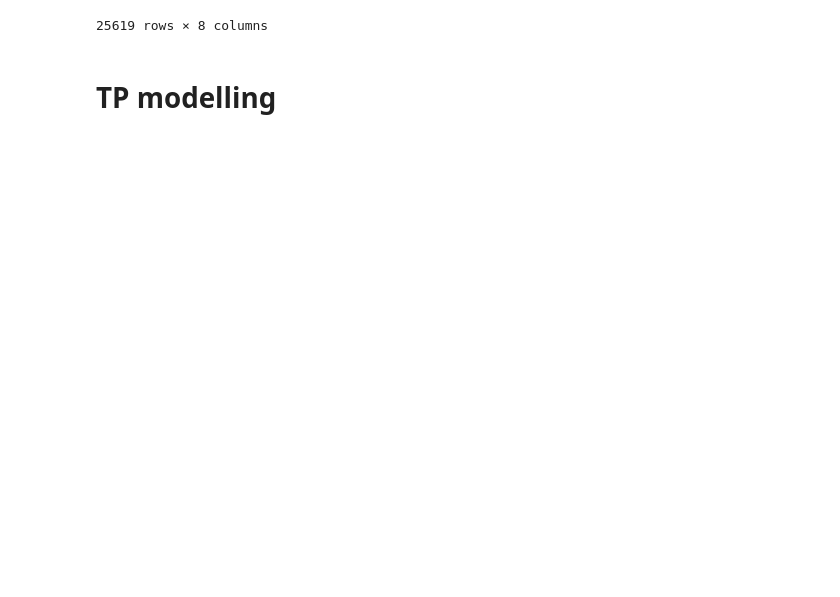
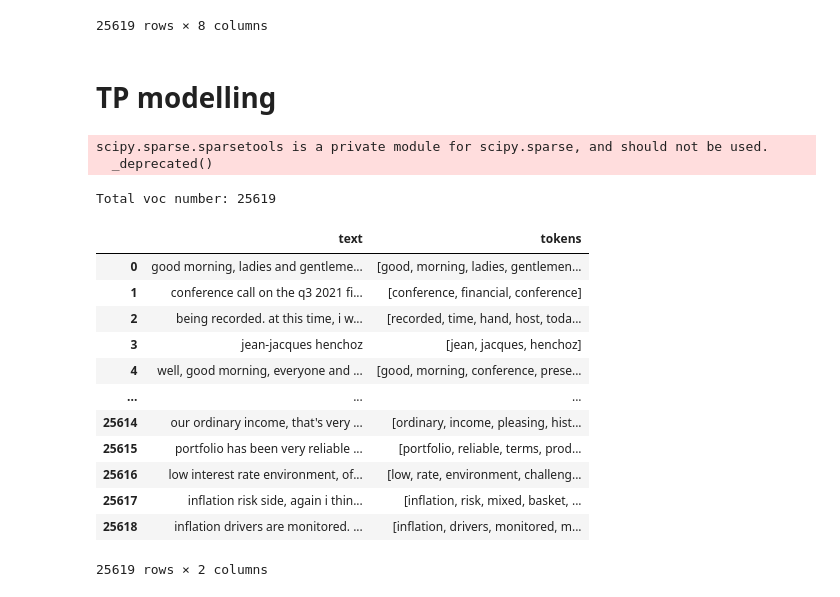
Before and after one commit to BoE-ARP-Bayes-MSc-BA/BoE_ARP_test01, a Jupyter notebook: BoE_Present_Model/model.ipynb, the cells around one changed output. Drawn from its saved outputs; the diff is of its cells as text; code cells hidden in the pictures; blank space fills up the shorter version.

```diff
--- a/BoE_Present_Model/model.ipynb
+++ b/BoE_Present_Model/model.ipynb
@@ -509,0 +515,30 @@ model_df
+# %%
+# import the package
+import pandas as pd
+import numpy as np
+import matplotlib.pyplot as plt
+import tqdm
+import re
+import seaborn as sns
+# import packages
+from sklearn.linear_model import LogisticRegression
+# from spellchecker import SpellChecker
+from collections import Counter, OrderedDict
+from sklearn.model_selection import train_test_split
+import en_core_web_sm
+import spacy
+from sklearn.feature_extraction.text import TfidfVectorizer
+import pyLDAvis
+from tracemalloc import stop
+from langcodes import best_match
+from matplotlib import rc
+import tomotopy as tp
+from gensim.models import Phrases
+nlp = spacy.load("en_core_web_sm")
+import pickle # for spelling chcker
+
+from rich.console import Console
+from rich.table import Table
+# %% [output]
+scipy.sparse.sparsetools is a private module for scipy.sparse, and should not be used.
+  _deprecated()
@@ -509,0 +596,19 @@ model_df
+# %%
+# separate x and y
+clean_text = clean_data(reviews)
+clean_text
+# %% [output]
+Total voc number: 25619
+|  | text | tokens |
+| 0 | good morning, ladies and gentleme... | [good, morning, ladies, gentlemen... |
+| 1 | conference call on the q3 2021 fi... | [conference, financial, conference] |
+| 2 | being recorded. at this time, i w... | [recorded, time, hand, host, toda... |
+| 3 | jean-jacques henchoz | [jean, jacques, henchoz] |
+| 4 | well, good morning, everyone and ... | [good, morning, conference, prese... |
+| ... | ... | ... |
+| 25614 | our ordinary income, that's very ... | [ordinary, income, pleasing, hist... |
+| 25615 | portfolio has been very reliable ... | [portfolio, reliable, terms, prod... |
+| 25616 | low interest rate environment, of... | [low, rate, environment, challeng... |
+| 25617 | inflation risk side, again i thin... | [inflation, risk, mixed, basket, ... |
+| 25618 | inflation drivers are monitored. ... | [inflation, drivers, monitored, m... |
+25619 rows × 2 columns
```
Also changed, not shown: parts of 11 cells of this notebook, 2 other files.
